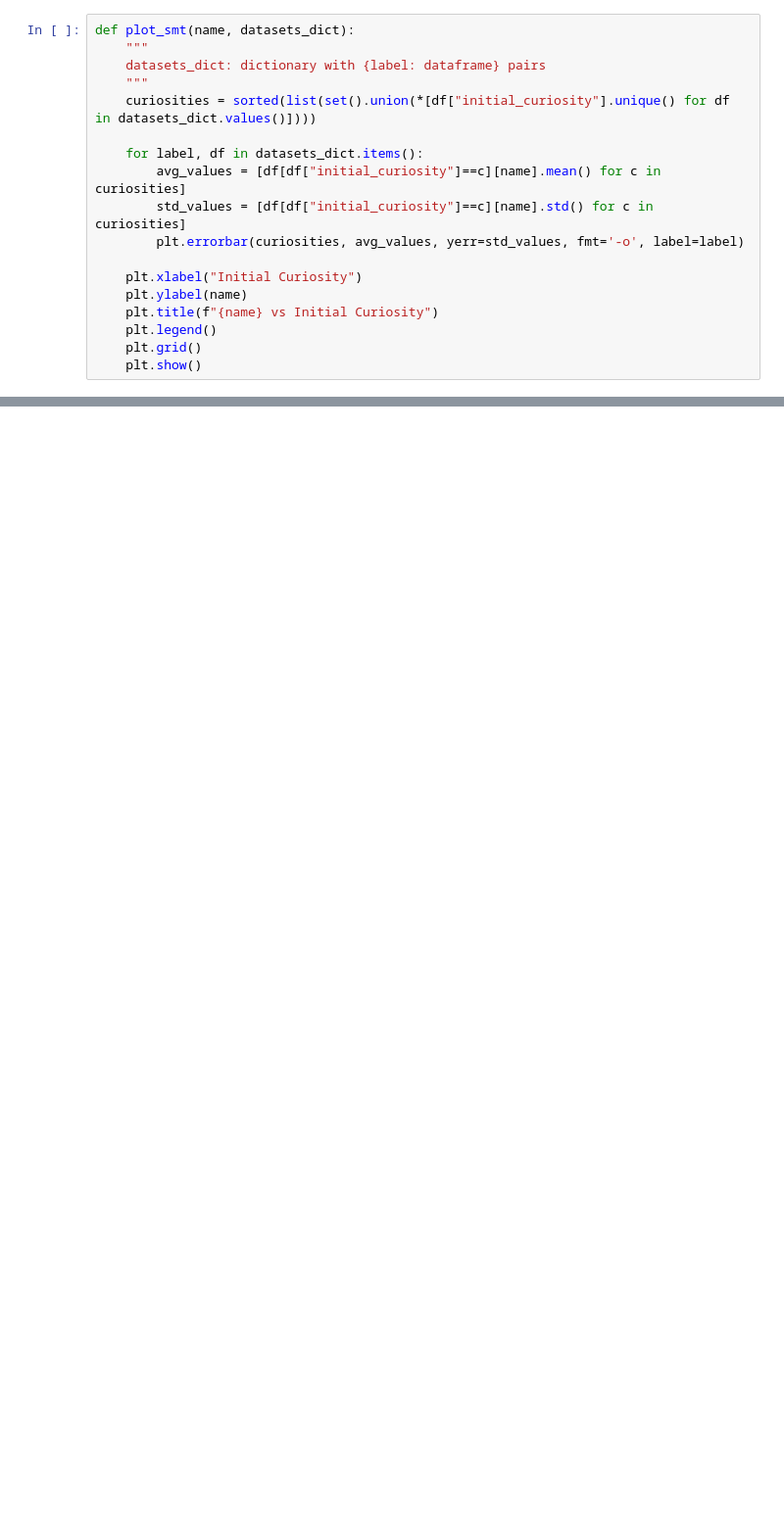
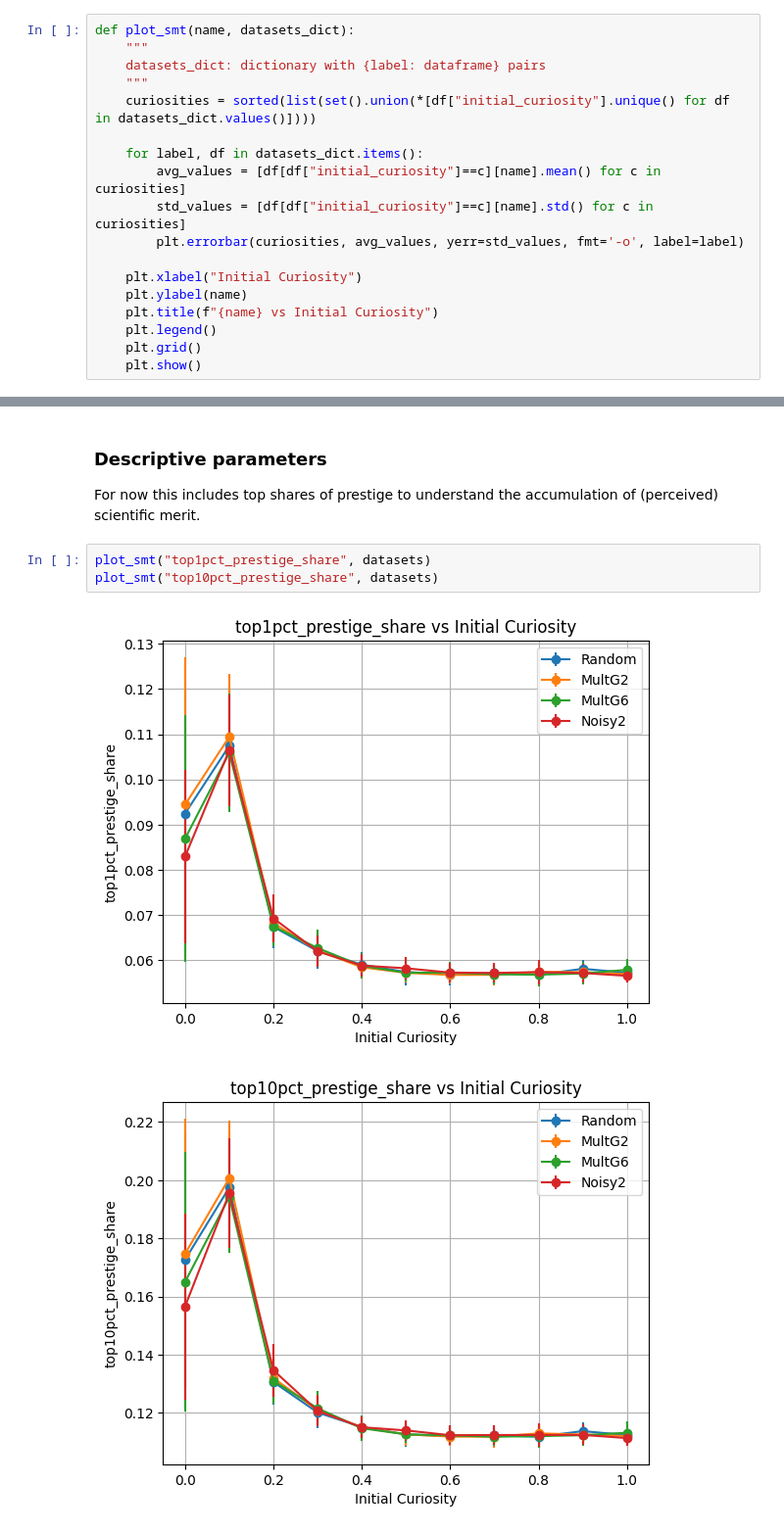
Before and after one commit to paulbanse/sciencemodels, a Jupyter notebook: compare_landscapes_flexible search.ipynb, the cells around one changed output, grey strips where cells are left out. Shown at 98% size. Drawn from its saved outputs; the diff is of its cells as text; blank space fills up the shorter version.

```diff
--- a/compare_landscapes_flexible search.ipynb
+++ b/compare_landscapes_flexible search.ipynb
@@ -30,0 +50,10 @@ def plot_smt(name, datasets_dict):
+# %% [markdown]
+### Descriptive parameters
+
+For now this includes top shares of prestige to understand the accumulation of (perceived) scientific merit.
+# %%
+plot_smt("top1pct_prestige_share", datasets)
+plot_smt("top10pct_prestige_share", datasets)
+# %% [output]
+[figure, added]
+[figure, added]
```
Also changed, not shown: parts of 11 cells of this notebook, 1 other file.
